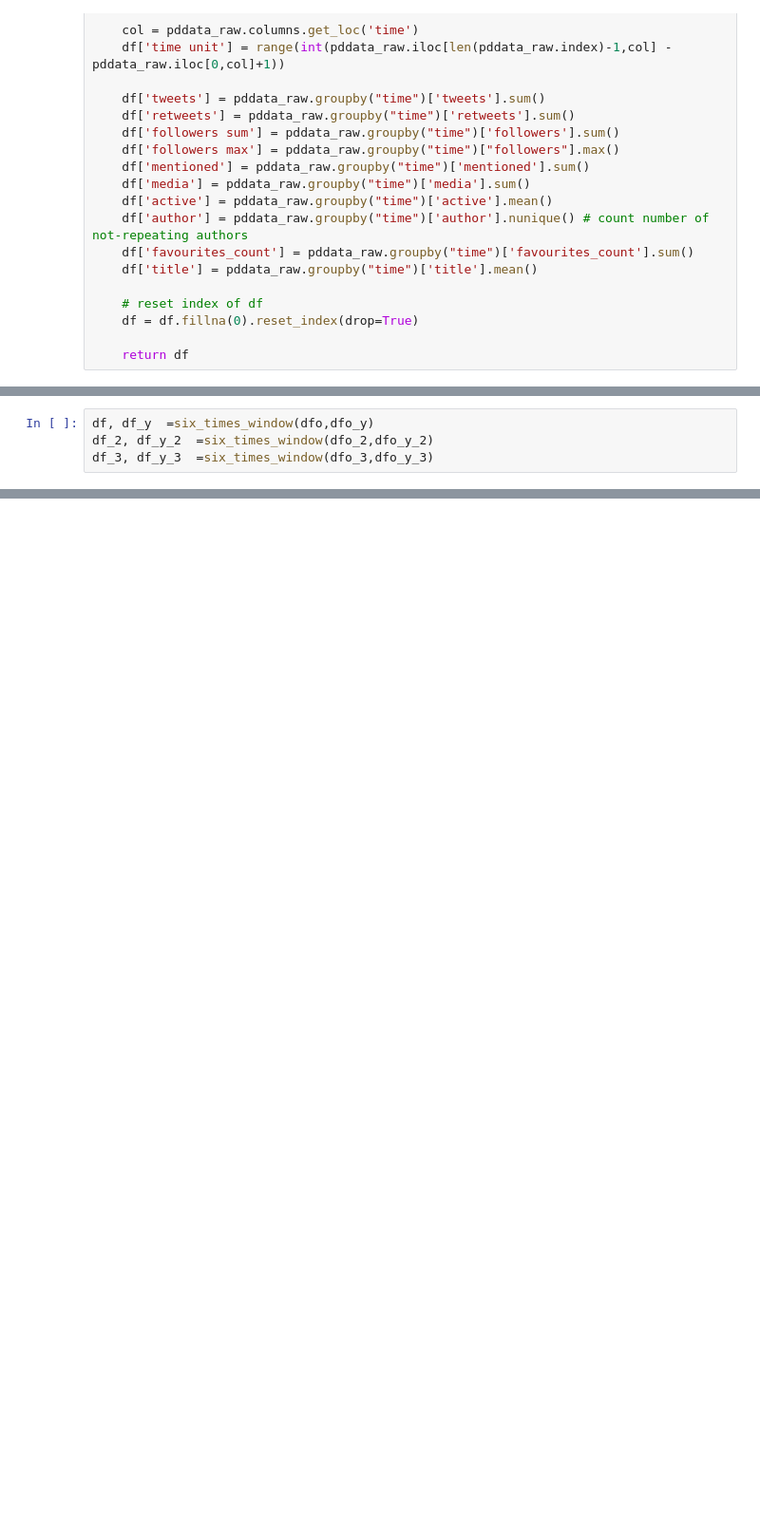
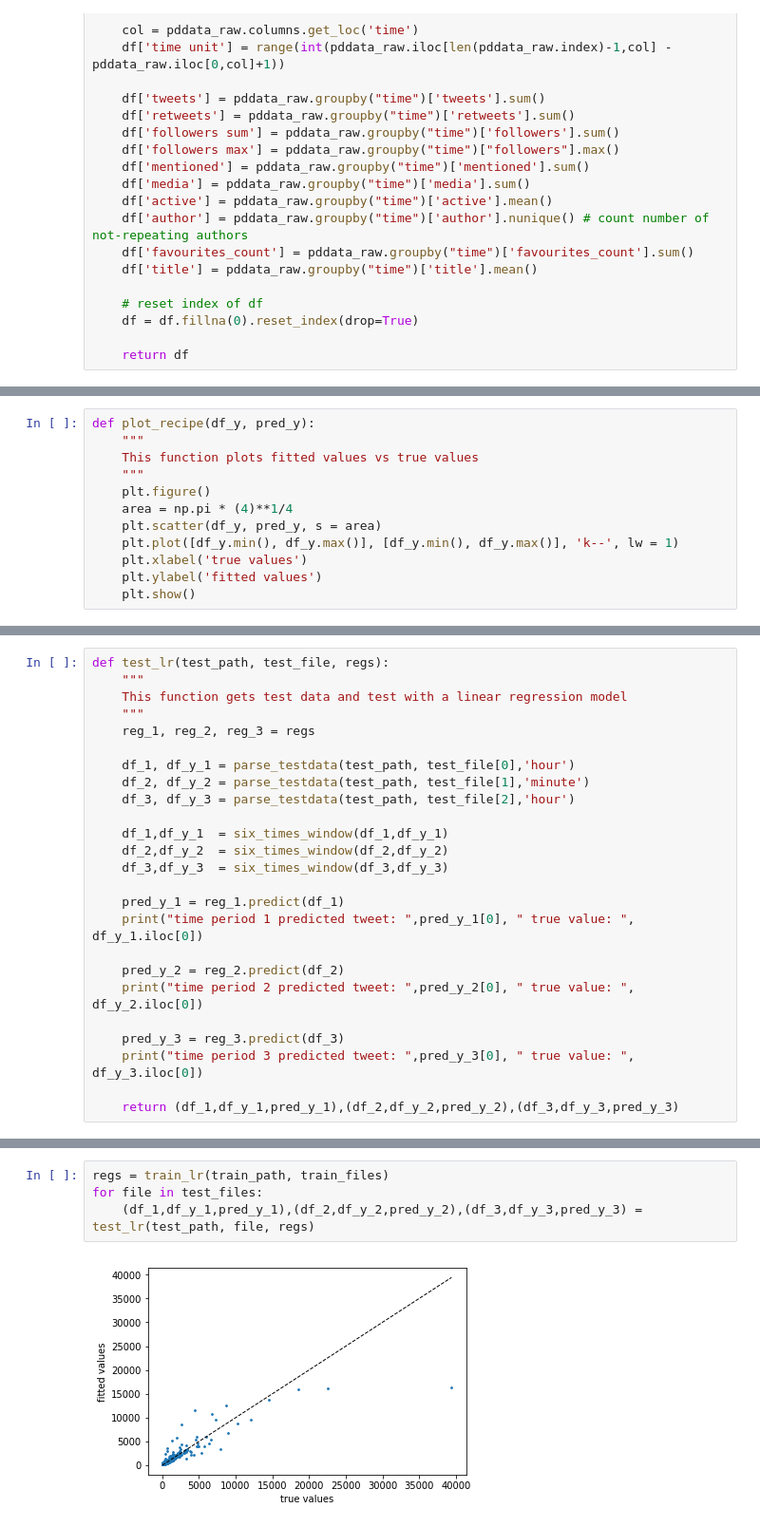
Before and after one commit to ruizhi92/ECE219-Large-Scale-Data-Mining, a Jupyter notebook: project5_twitter/Q14.ipynb, the cells around one changed output, grey strips where cells are left out. Shown at 95% size. Drawn from its saved outputs; the diff is of its cells as text; blank space fills up the shorter version.

```diff
--- a/project5_twitter/Q14.ipynb
+++ b/project5_twitter/Q14.ipynb
@@ -303,4 +99,0 @@ def parse_testdataset(path,files):
-# %%
-df, df_y  =six_times_window(dfo,dfo_y)
-df_2, df_y_2  =six_times_window(dfo_2,dfo_y_2)
-df_3, df_y_3  =six_times_window(dfo_3,dfo_y_3)
@@ -511,0 +241,12 @@ plot_recipe(dfo_y_2,pred)
+# %%
+def plot_recipe(df_y, pred_y):
+    """
+    This function plots fitted values vs true values
+    """
+    plt.figure()
+    area = np.pi * (4)**1/4
+    plt.scatter(df_y, pred_y, s = area)
+    plt.plot([df_y.min(), df_y.max()], [df_y.min(), df_y.max()], 'k--', lw = 1)
+    plt.xlabel('true values')
+    plt.ylabel('fitted values')
+    plt.show()
@@ -511,0 +304,25 @@ plot_recipe(dfo_y_2,pred)
+# %%
+def test_lr(test_path, test_file, regs):
+    """
+    This function gets test data and test with a linear regression model
+    """
+    reg_1, reg_2, reg_3 = regs
+
+    df_1, df_y_1 = parse_testdata(test_path, test_file[0],'hour')
+    df_2, df_y_2 = parse_testdata(test_path, test_file[1],'minute')
+    df_3, df_y_3 = parse_testdata(test_path, test_file[2],'hour')
+
+    df_1,df_y_1  = six_times_window(df_1,df_y_1)
+    df_2,df_y_2  = six_times_window(df_2,df_y_2)
+    df_3,df_y_3  = six_times_window(df_3,df_y_3)
+
+    pred_y_1 = reg_1.predict(df_1)
+    print("time period 1 predicted tweet: ",pred_y_1[0], " true value: ", df_y_1.iloc[0])
+
+    pred_y_2 = reg_2.predict(df_2)
+    print("time period 2 predicted tweet: ",pred_y_2[0], " true value: ", df_y_2.iloc[0])
+
+    pred_y_3 = reg_3.predict(df_3)
+    print("time period 3 predicted tweet: ",pred_y_3[0], " true value: ", df_y_3.iloc[0])
+
+    return (df_1,df_y_1,pred_y_1),(df_2,df_y_2,pred_y_2),(df_3,df_y_3,pred_y_3)
@@ -511,0 +333,6 @@ plot_recipe(dfo_y_2,pred)
+# %%
+regs = train_lr(train_path, train_files)
+for file in test_files:
+    (df_1,df_y_1,pred_y_1),(df_2,df_y_2,pred_y_2),(df_3,df_y_3,pred_y_3) = test_lr(test_path, file, regs)
+# %% [output]
+[figure, added]
```
Also changed, not shown: parts of 50 cells of this notebook, 2 other files.
